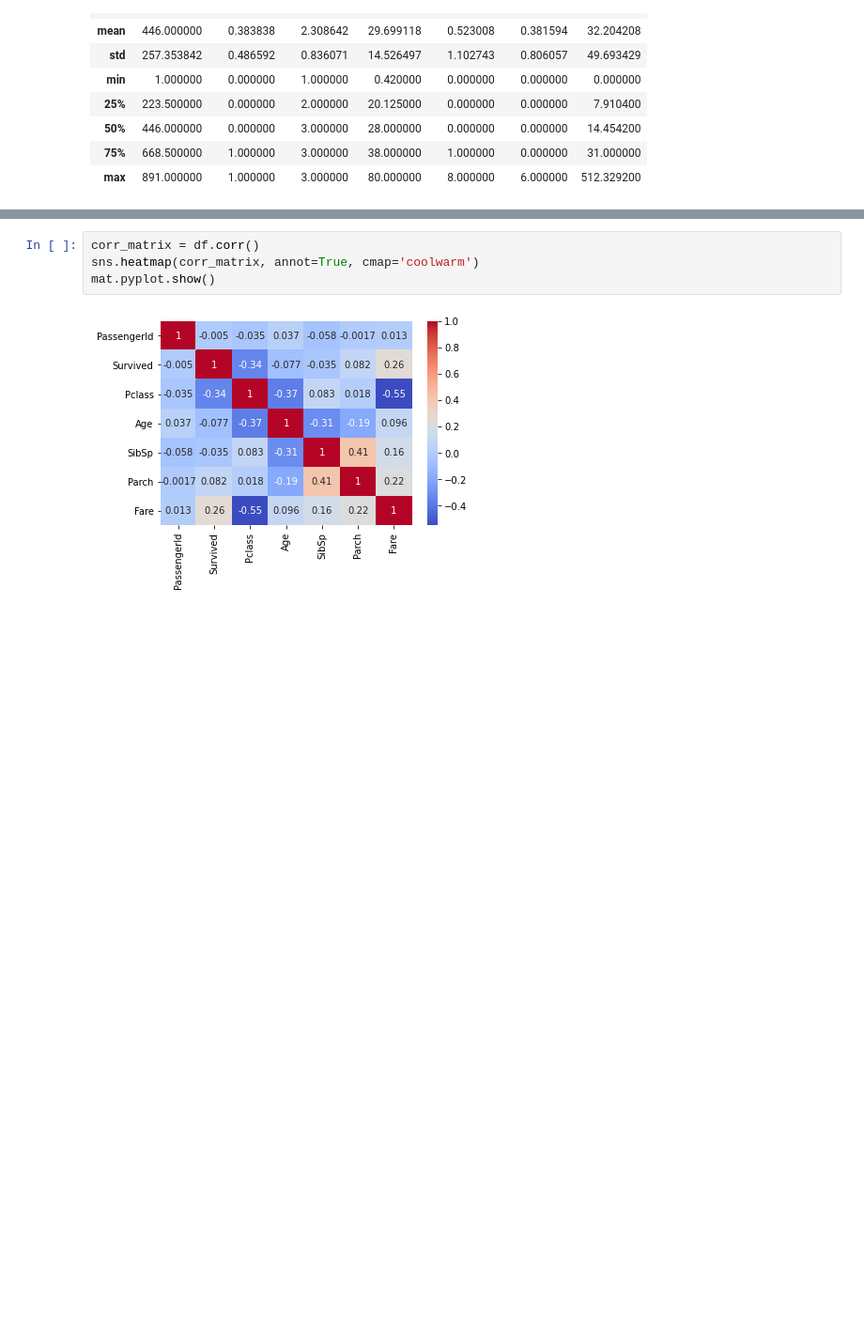
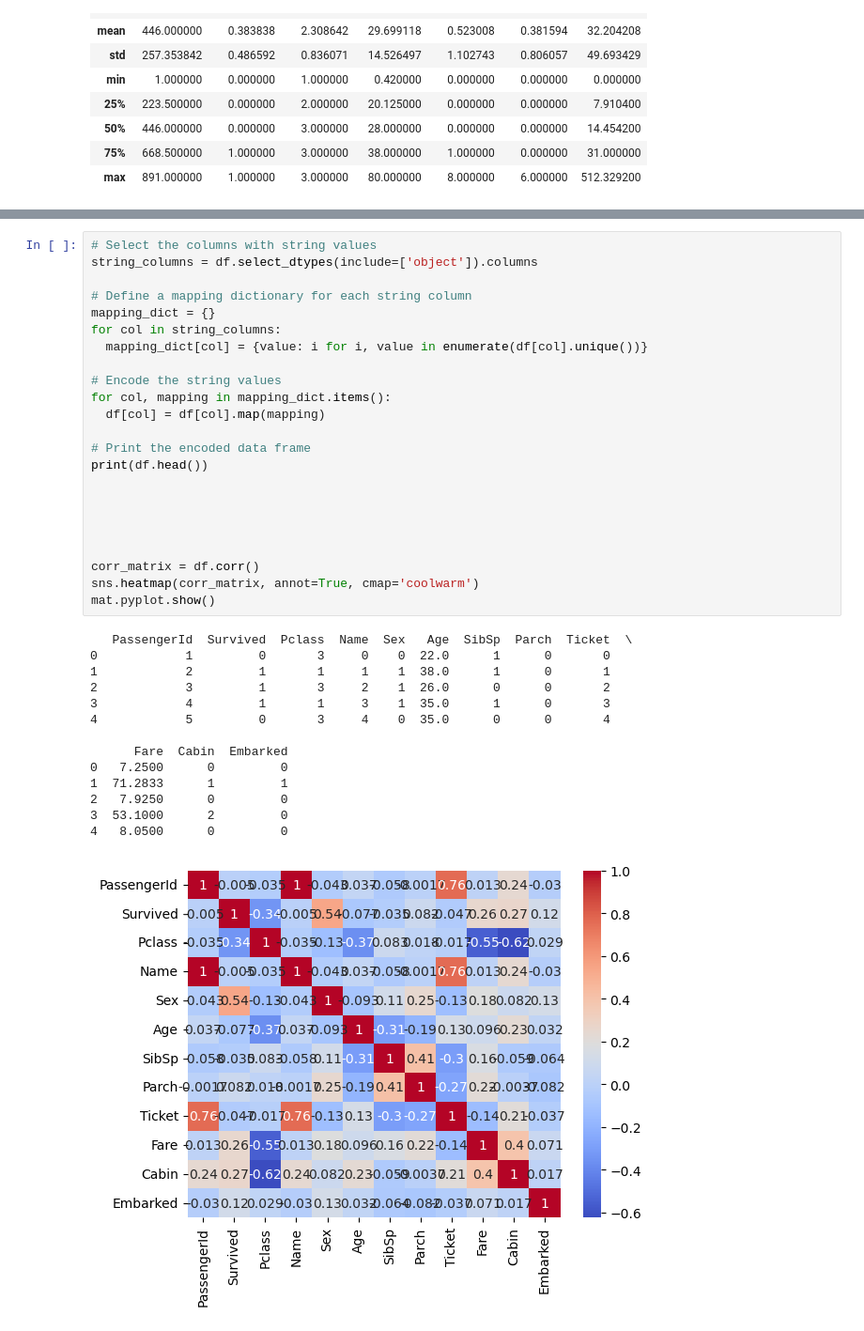
Before and after one commit to LoloMarty/2024-, a Jupyter notebook: CS4210/Untitled.ipynb, the cells around one changed output, grey strips where cells are left out. Shown at 94% size. Saved outputs shown, nothing was run; the diff lists cells and outputs as text; blank space fills up the shorter version.

```diff
--- a/CS4210/Untitled.ipynb
+++ b/CS4210/Untitled.ipynb
@@ -70,9 +80,41 @@ for i, (sex, group) in enumerate(grouped_data):
 # %% [output]
 [figure]
 # %%
+# Select the columns with string values
+string_columns = df.select_dtypes(include=['object']).columns
+
+# Define a mapping dictionary for each string column
+mapping_dict = {}
+for col in string_columns:
+  mapping_dict[col] = {value: i for i, value in enumerate(df[col].unique())}
+
+# Encode the string values
+for col, mapping in mapping_dict.items():
+  df[col] = df[col].map(mapping)
+
+# Print the encoded data frame
+print(df.head())
+
+
+
+
+
 corr_matrix = df.corr()
 sns.heatmap(corr_matrix, annot=True, cmap='coolwarm')
 mat.pyplot.show()
 # %% [output]
+   PassengerId  Survived  Pclass  Name  Sex   Age  SibSp  Parch  Ticket  \
+0            1         0       3     0    0  22.0      1      0       0
+1            2         1       1     1    1  38.0      1      0       1
+2            3         1       3     2    1  26.0      0      0       2
+3            4         1       1     3    1  35.0      1      0       3
+4            5         0       3     4    0  35.0      0      0       4
+
+      Fare  Cabin  Embarked
+0   7.2500      0         0
+1  71.2833      1         1
+2   7.9250      0         0
+3  53.1000      2         0
+4   8.0500      0         0
-[figure, old version]
+[figure, new version]
 # %%
```
Also changed, not shown: parts of 16 cells of this notebook, 2 other files.
